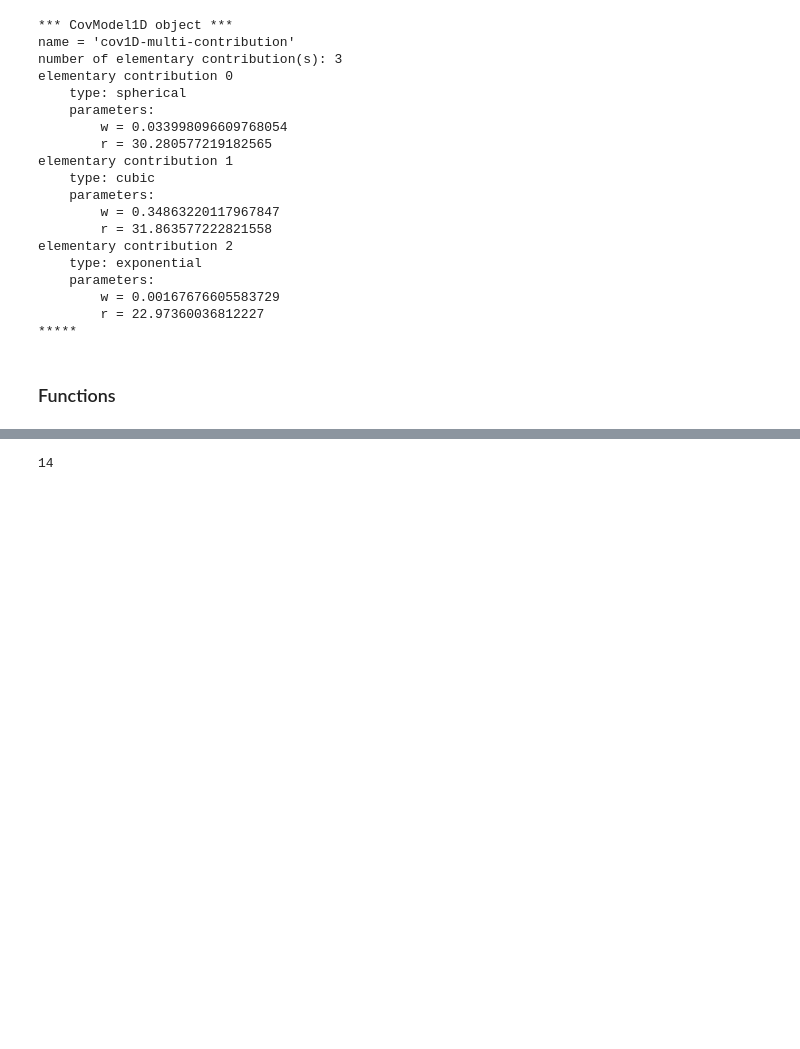
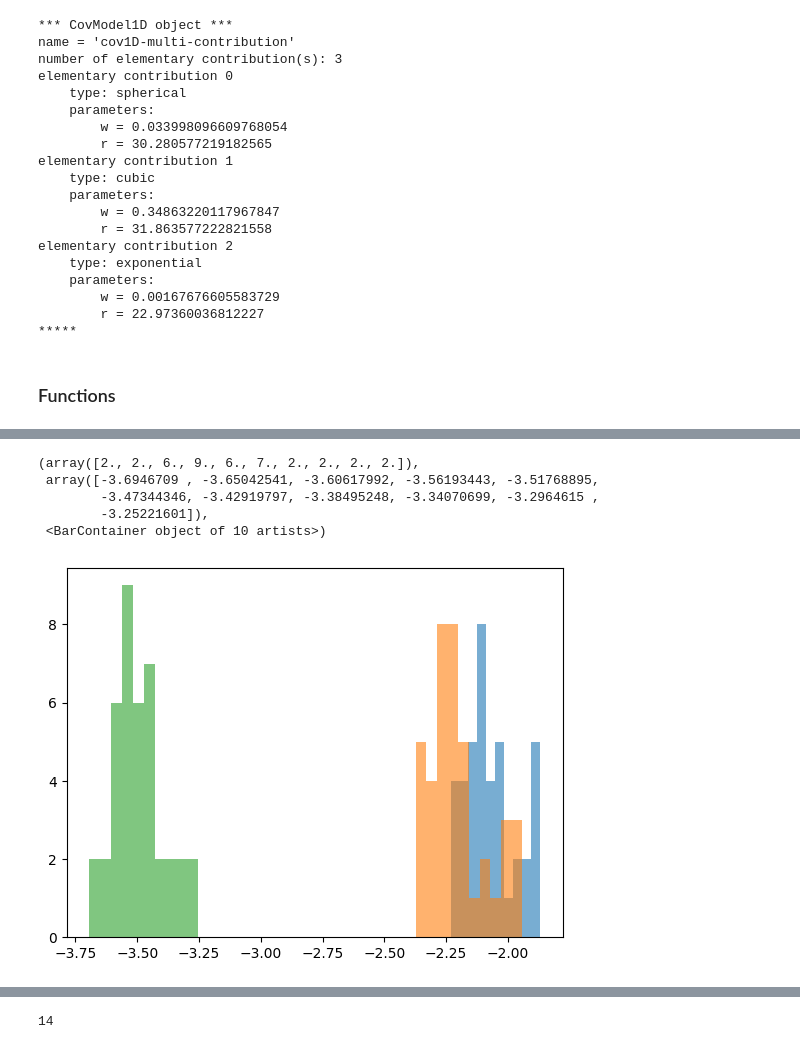
Before and after one commit to randlab/erosim, a Jupyter notebook: notebooks/application/Bumberg_3D.ipynb, the cells around one changed output, grey strips where cells are left out. Drawn from its saved outputs; the diff is of its cells as text; code cells hidden in the pictures; blank space fills up the shorter version.

```diff
--- a/notebooks/application/Bumberg_3D.ipynb
+++ b/notebooks/application/Bumberg_3D.ipynb
@@ -414,7 +414,7 @@ sims, surfs, high_surfs, masks = proto_HEROS_3D(5, cm_merged_list, probas, facie
                                           top=top, bot=bot,
                                           alt=alts, covs=covs,
                                           dim=(nx, ny, nz), spa=(sx, sy, sz), ori=(ox, oy, oz),
-                                          nreal=3, seed=1, verbose=1)
+                                          nreal=30, seed=20, verbose=1)
 # %% [output]
 sims 0
 setup phase : time elapsed 0.0 s
@@ -439,0 +579,2 @@ Wall time: 1min 20s
+# %%
+l_keq = parallel.parallel_compute(sims, dic_facies_k, 10, nx, ny, nz)
@@ -439,0 +816,30 @@ Wall time: 1min 20s
+# %%
+# parallelize moddel runs
+import multiprocessing
+import shutil
+
+N_workers = 5
+
+
+# for i in range(N_workers):
+#     shutil.copytree("working", f"working_{i}")
+
+def run_model(i):
+    # create folder for each worker - copy "working" folder
+    shutil.copytree("working", f"working_{i}")
+
+    K = sims[i].copy().astype(float)
+    K[sims[i] == -99] = 1e-30
+
+    for key, value in dic_facies_k.items():
+        K[K == key] = value
+
+    K_eq = compute_k_eq(K, model_ws=f"working_{i}")
+
+    shutil.rmtree(f"working_{i}")
+
+    return -K_eq
+
+
+with multiprocessing.Pool(N_workers) as pool:
+    l_keq = pool.map(run_model, range(5))
@@ -439,0 +857,6 @@ Wall time: 1min 20s
+# %%
+keq_all = np.array(l_keq)
+
+print("Kxx == ", keq_all[:, 0, 0])
+print("Kyy == ", keq_all[:, 1, 1])
+print("Kzz == ", keq_all[:, 2, 2])
@@ -439,0 +897,11 @@ Wall time: 1min 20s
+# %%
+plt.hist(np.log10(keq_all[:, 0, 0]), bins=10, alpha=0.6)
+plt.hist(np.log10(keq_all[:, 1, 1]), bins=10, alpha=0.6)
+plt.hist(np.log10(keq_all[:, 2, 2]), bins=10, alpha=0.6)
+# %% [output]
+(array([2., 2., 6., 9., 6., 7., 2., 2., 2., 2.]),
+ array([-3.6946709 , -3.65042541, -3.60617992, -3.56193443, -3.51768895,
+        -3.47344346, -3.42919797, -3.38495248, -3.34070699, -3.2964615 ,
+        -3.25221601]),
+ <BarContainer object of 10 artists>)
+[figure, added]
```
Also changed, not shown: parts of 26 cells of this notebook, 3 other files.
